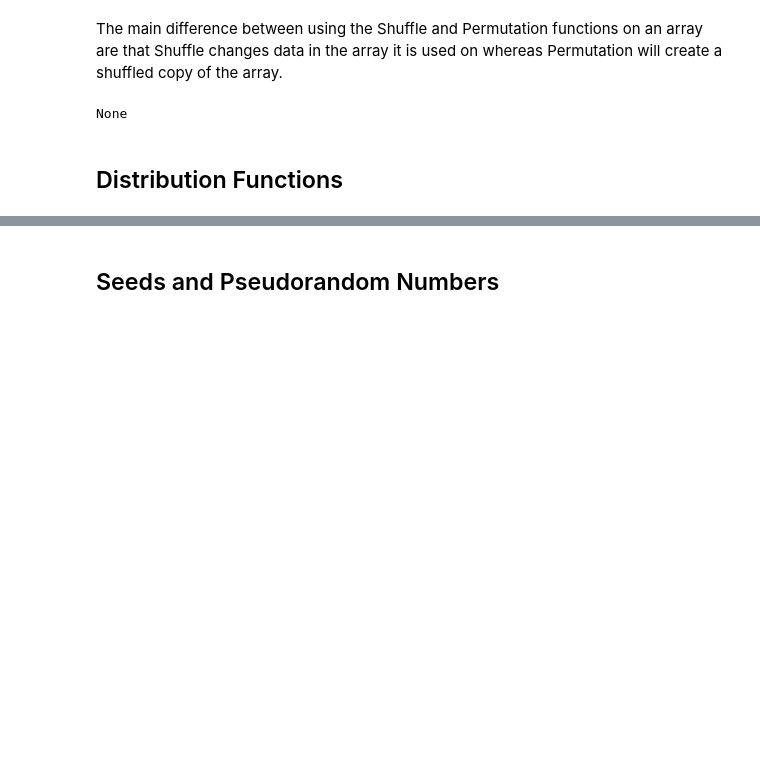
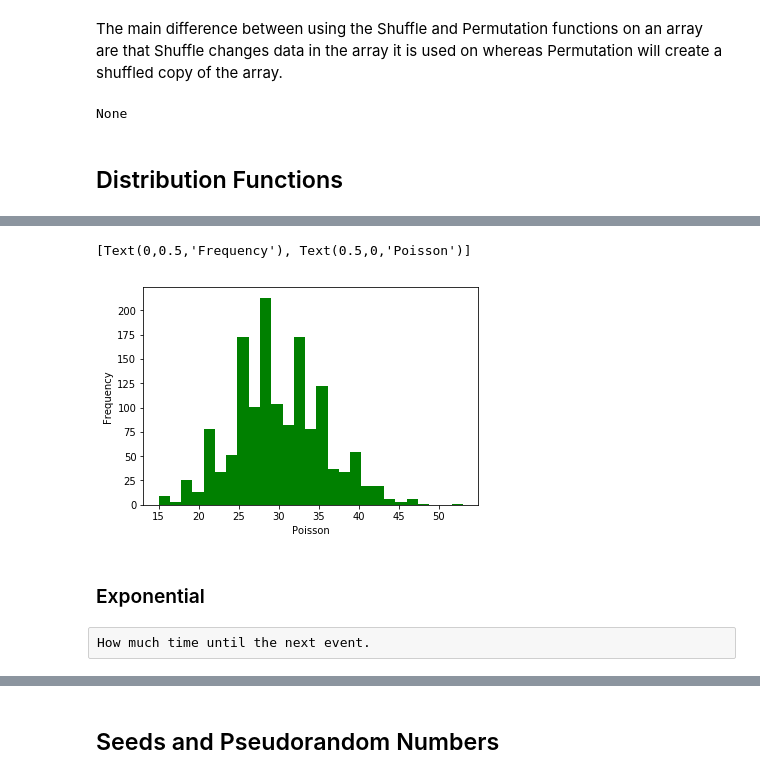
Before and after one commit to ConorHogan/PFDA-Practical-Assignment, a Jupyter notebook: PFDA-Practical-Assignment-Notebook.ipynb, the cells around one changed output, grey strips where cells are left out. Saved outputs shown, nothing was run; the diff lists cells and outputs as text; code cells hidden in the pictures; blank space fills up the shorter version.

```diff
--- a/PFDA-Practical-Assignment-Notebook.ipynb
+++ b/PFDA-Practical-Assignment-Notebook.ipynb
@@ -313,0 +368,14 @@ None
+# %%
+poisson_data = np.random.poisson(30, 1440)
+ax = sns.distplot(poisson_data,
+                  kde=False,
+                  color='green',
+                  hist_kws={"linewidth": 15,'alpha':1})
+ax.set(xlabel='Poisson', ylabel='Frequency')
+# %% [output]
+[Text(0,0.5,'Frequency'), Text(0.5,0,'Poisson')]
+[figure, added]
+# %% [markdown]
+### Exponential
+# %% [raw]
+How much time until the next event.
```
Also changed, not shown: parts of 36 cells of this notebook.
